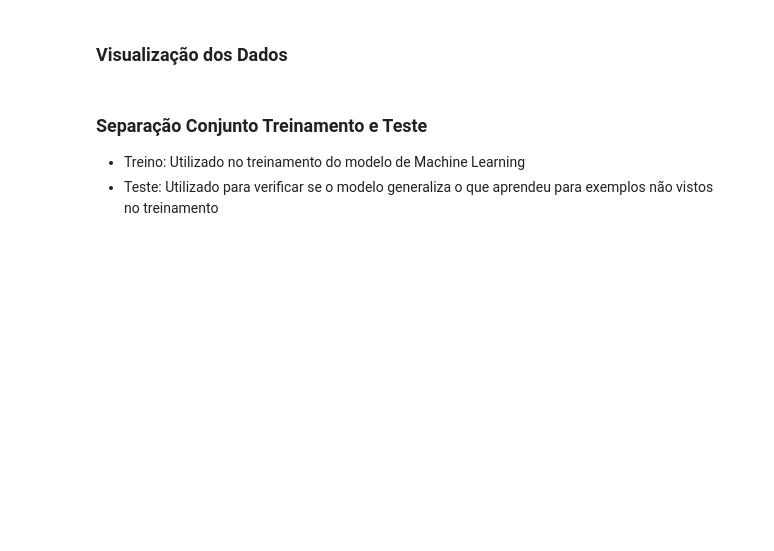
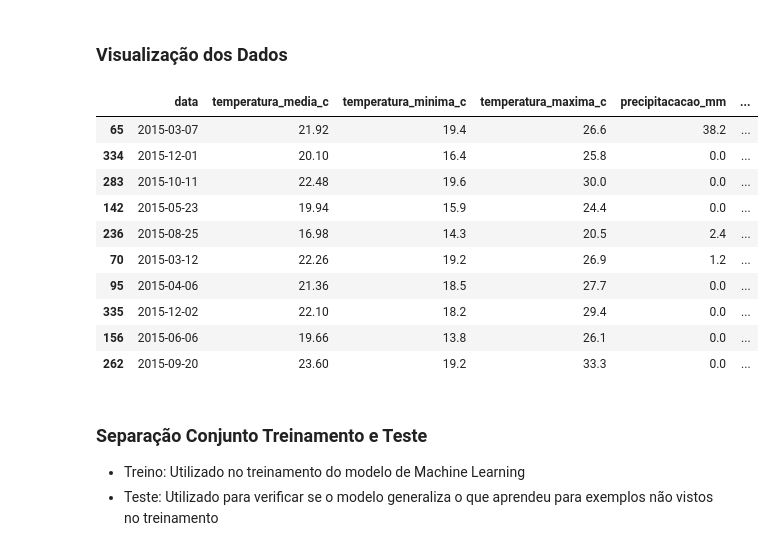
Before and after one commit to AlanTaranti/introducao-machine-learning, a Jupyter notebook: Regressão Linear.ipynb, the cells around one changed output. Saved outputs shown, nothing was run; the diff lists cells and outputs as text; code cells hidden in the pictures; blank space fills up the shorter version.

```diff
--- a/Regressão Linear.ipynb
+++ b/Regressão Linear.ipynb
@@ -233,6 +420,20 @@ ax.set_xticklabels(labels=consumo_por_dia.keys(),rotation=0);
 ## Machine Learning
 # %% [markdown]
 ### Visualização dos Dados
+# %%
+df.sample(10)
+# %% [output]
+|  | data | temperatura_media_c | temperatura_minima_c | temperatura_maxima_c | precipitacacao_mm | ... |
+| 65 | 2015-03-07 | 21.92 | 19.4 | 26.6 | 38.2 | ... |
+| 334 | 2015-12-01 | 20.10 | 16.4 | 25.8 | 0.0 | ... |
+| 283 | 2015-10-11 | 22.48 | 19.6 | 30.0 | 0.0 | ... |
+| 142 | 2015-05-23 | 19.94 | 15.9 | 24.4 | 0.0 | ... |
+| 236 | 2015-08-25 | 16.98 | 14.3 | 20.5 | 2.4 | ... |
+| 70 | 2015-03-12 | 22.26 | 19.2 | 26.9 | 1.2 | ... |
+| 95 | 2015-04-06 | 21.36 | 18.5 | 27.7 | 0.0 | ... |
+| 335 | 2015-12-02 | 22.10 | 18.2 | 29.4 | 0.0 | ... |
+| 156 | 2015-06-06 | 19.66 | 13.8 | 26.1 | 0.0 | ... |
+| 262 | 2015-09-20 | 23.60 | 19.2 | 33.3 | 0.0 | ... |
 # %% [markdown]
 ### Separação Conjunto Treinamento e Teste
 
```
Also changed, not shown: parts of 58 cells of this notebook.
